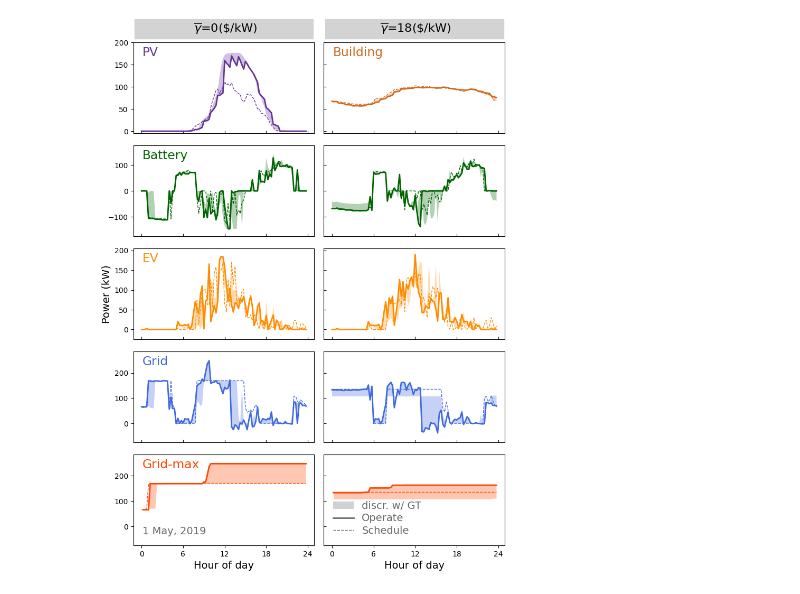
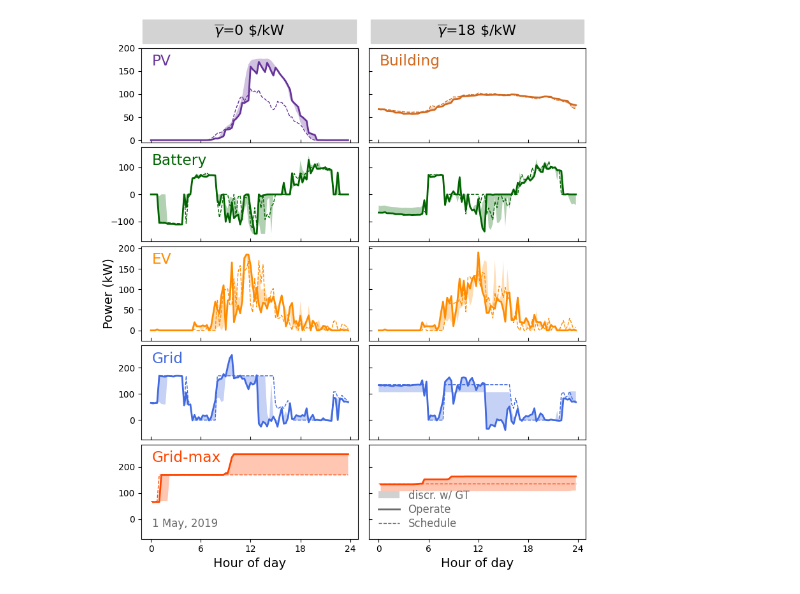
Before and after one commit to AarenLee07/Microgrid-Optimizer, a Jupyter notebook: paper_working/fig1-MPC-profile.ipynb, the cells around one changed output. Saved outputs shown, nothing was run; the diff lists cells and outputs as text; code cells hidden in the pictures.

Commit message:
update plots

```diff
--- a/paper_working/fig1-MPC-profile.ipynb
+++ b/paper_working/fig1-MPC-profile.ipynb
@@ -123,10 +129,16 @@ gif = False
 pred_t = 0
 
 from matplotlib.patches import Rectangle
+import matplotlib.gridspec as gridspec  # 用网格来创建子图
 
 def draw_load_breakdown(mpc_df, gt_df, mpc_df2, gt_df2, figsize, label_loc=[0.05,0.88],
                         gif=False, pred_t=0, title_l=None,title_r=None, limit_dic=None):
-    fig, axs = plt.subplots(ncols=2, nrows=5, figsize=figsize, gridspec_kw={"height_ratios":[1,1,1,1,1]})
+    #fig, axs = plt.subplots(ncols=2, nrows=5, figsize=figsize, gridspec_kw={"height_ratios":[1,1,1,1,1]})
+
+    fig=plt.figure(figsize=figsize)
+    grid=gridspec.GridSpec(5,2)
+    grid.update(hspace=0.05,wspace=0.05)
+    #axs.update(hspace=0.1)
     #gs = axs[0,2].get_gridspec()
     # remove the underlying axes
     #for ax in axs[:, -1]:
@@ -134,7 +146,7 @@ def draw_load_breakdown(mpc_df, gt_df, mpc_df2, gt_df2, figsize, label_loc=[0.05
     #axbig = fig.add_subplot(gs[:, -1])
     for i in range(2):
         key = keys[i]
-        ax=axs[0,i]
+        ax=fig.add_subplot(grid[0,i])#axs[0,i]
         ax.tick_params(axis='both',which='major',labelsize=ticklabel_fs)
         draw_load_curve(mpc_df, gt_df, key, t0=datetime(2019,5,1,0,0), pred_t=pred_t, gif=gif, ax=ax)
         ax.set_xticks(np.arange(0, 25, 6))
@@ -143,10 +155,10 @@ def draw_load_breakdown(mpc_df, gt_df, mpc_df2, gt_df2, figsize, label_loc=[0.05
         ax.tick_params(direction='in', axis="x")
         if i ==0:
 
-            ax.set_xlabel("{:^58}".format(title_l), labelpad=-155, backgroundcolor="lightgrey")
+            ax.set_xlabel("{:^58}".format(title_l), labelpad=-138, backgroundcolor="lightgrey")
 
         else:
-            ax.set_xlabel("{:^57}".format(title_r), labelpad=-155, backgroundcolor="lightgrey")
+            ax.set_xlabel("{:^57}".format(title_r), labelpad=-138, backgroundcolor="lightgrey")
 
 
         ax.set_ylim(-5,200)
@@ -160,7 +172,8 @@ def draw_load_breakdown(mpc_df, gt_df, mpc_df2, gt_df2, figsize, label_loc=[0.05
 
     for i in range(4):
         key = keys[i+2]
-        ax = axs[i+1, 0]
+        #ax = axs[i+1, 0]
+        ax=fig.add_subplot(grid[i+1,0])
         draw_load_curve(mpc_df, gt_df, key, t0=datetime(2019,5,1,0,0), pred_t=pred_t, gif=gif, ax=ax)
         ax.set_xticks(np.arange(0, 25, 6))
         ax.set_ylim(limit_dic[key])
@@ -171,7 +184,7 @@ def draw_load_breakdown(mpc_df, gt_df, mpc_df2, gt_df2, figsize, label_loc=[0.05
         else:
             ax.set_xlabel('Hour of day',loc='center', fontsize=label_fs)
         if key == "latest_p_grid_max":
-            text_with_ratio("1 May, 2019", 0.05, 0.1, ax, ha="left", va="bottom", fontsize=label_fs, color="dimgrey")
+            text_with_ratio("1 May, 2019", 0.05, 0.1, ax, ha="left", va="bottom", fontsize=ticklabel_fs*1.2, color="dimgrey")
         if key == "ev_p":
             ax.set_ylabel("Power (kW)",fontsize=label_fs)
 
@@ -179,7 +192,8 @@ def draw_load_breakdown(mpc_df, gt_df, mpc_df2, gt_df2, figsize, label_loc=[0.05
 
     for i in range(4):
         key = keys[i+2]
-        ax = axs[i+1, 1]
+        #ax = axs[i+1, 1]
+        ax=fig.add_subplot(grid[i+1,1])
 
         if i!=3:
             ax.set_xticklabels([])
@@ -188,10 +202,10 @@ def draw_load_breakdown(mpc_df, gt_df, mpc_df2, gt_df2, figsize, label_loc=[0.05
         else:
             ax.set_xlabel('Hour of day',loc='center', fontsize=label_fs)
         if key == "latest_p_grid_max":
-            ax.fill_between([0,0], [0,0], [0,0], color="dimgrey", edgecolor="none", alpha=0.3, label="discr. w/ GT")
+            ax.fill_between([0,-0], [0,0], [0,0], color="dimgrey", edgecolor="none", alpha=0.3, label="discr. w/ GT")
             ax.plot([0,0], [0,0], c="dimgrey", label="Operate")
             ax.plot([0,0], [0,0], c="dimgrey", lw=1, ls="dashed", zorder=-100, label="Schedule")
-            ax.legend(loc="lower left", fontsize=label_fs, labelcolor="dimgrey", handlelength=2)
+            ax.legend(loc="lower left", fontsize=ticklabel_fs*1.2, labelcolor="dimgrey", handlelength=2)
             ax.tick_params(axis='both',which='major',labelsize=ticklabel_fs)
 
         draw_load_curve(mpc_df2, gt_df2, key, t0=datetime(2019,5,1,0,0), pred_t=pred_t, gif=gif, ax=ax)
@@ -266,15 +280,16 @@ heuristic_dc_df, gt_dc_df = get_trial_res(2,1)
 heuristic_0dc_df, gt_0dc_df = get_trial_res(4,3)
 # %%
 fig1 = draw_load_breakdown(heuristic_0dc_df, gt_0dc_df,heuristic_dc_df, gt_dc_df,
-                           gif=False, pred_t=0, figsize=[8,11],
+                           gif=False, pred_t=0, figsize=[9,10],
                            title_l="$\overline{\gamma}$=0 \$/kW",
                            title_r="$\overline{\gamma}$=18 \$/kW",
-                           label_loc=[0.05,0.82],
+                           label_loc=[0.05,0.78
+                                      ],
                            limit_dic={
                                "load_pv":[-25,200], "load_bld":[-25,200],
                                "bat_p":[-175,175], "ev_p":[-25,205],
                                "p_grid":[-75,285], "latest_p_grid_max":[-75,285]
                            })
 fig1.savefig("fig1-MPC_profile_GT&Heuristic_100dpi.png", facecolor="w", bbox_inches="tight")
 # %% [output]
-[figure, old version]
+[figure, new version]
```
Also changed, not shown: parts of 1 cell of this notebook, 17 other files.
